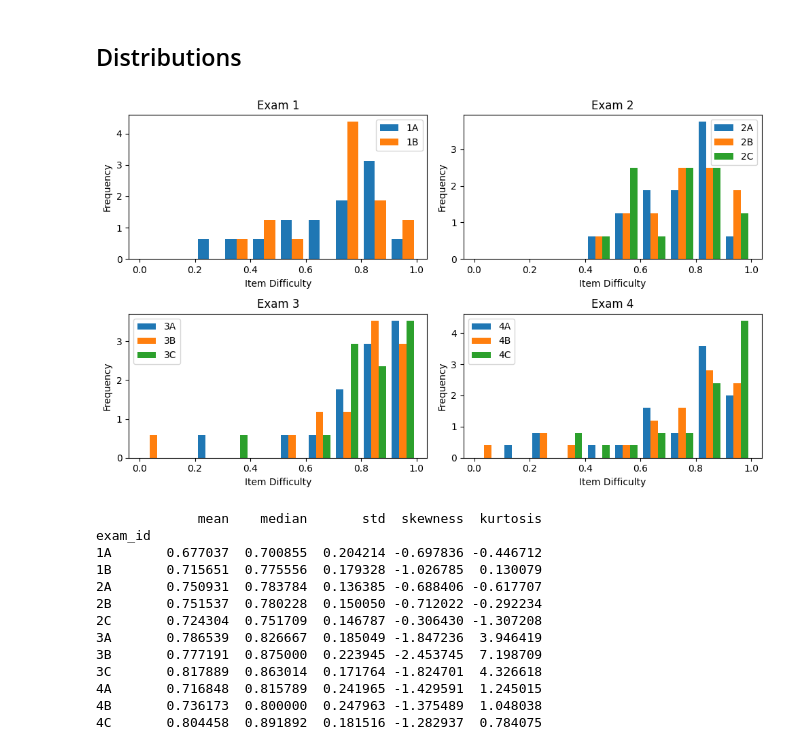
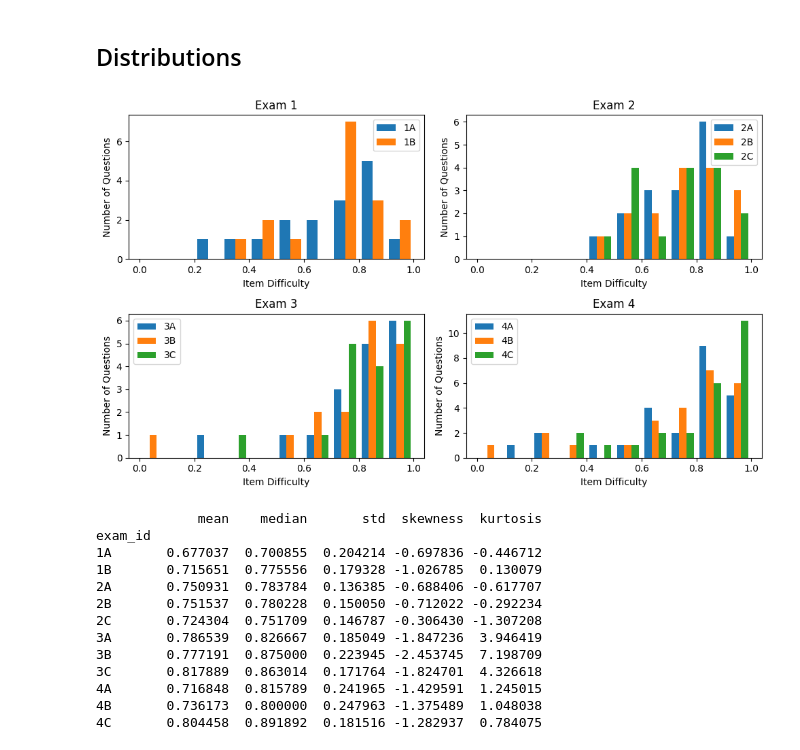
Before and after one commit to russell-jeter/CollegeAlgebraLSLTAnalysis, a Jupyter notebook: data_analysis_workbook.ipynb, the cells around one changed output. Saved outputs shown, nothing was run; the diff lists cells and outputs as text; code cells hidden in the pictures.

```diff
--- a/data_analysis_workbook.ipynb
+++ b/data_analysis_workbook.ipynb
@@ -282,32 +282,32 @@ item_difficulty_frame[item_difficulty_frame["exam_id"].isin(["4A"])]
 # %%
 def add_subplot(axis, bins, exam_keys, title):
     data_list = []
     for key in exam_keys:
         data_list.append(item_difficulty_frame[item_difficulty_frame["exam_id"].isin([key])]["item_difficulty"].values)
-    axis.hist(data_list, bins, density=True, histtype='bar', label=exam_keys)
+    axis.hist(data_list, bins, histtype='bar', label=exam_keys)
     axis.legend(prop={'size': 10})
     axis.set_xlabel("Item Difficulty")
-    axis.set_ylabel("Frequency")
+    axis.set_ylabel("Number of Questions")
     axis.set_title(title)
 
 
 import matplotlib.pyplot as plt
 import numpy as np
 
 bins = [0, 0.1, 0.2, 0.3, 0.4, 0.5, 0.6, 0.7, 0.8, 0.9, 1]
 
 
 fig, ((ax0, ax1), (ax2, ax3)) = plt.subplots(nrows=2, ncols=2, figsize=(10,6))
 
 add_subplot(ax0, bins, ["1A", "1B"], "Exam 1")
 add_subplot(ax1, bins, ["2A", "2B", "2C"], "Exam 2")
 add_subplot(ax2, bins, ["3A", "3B", "3C"], "Exam 3")
 add_subplot(ax3, bins, ["4A", "4B", "4C"], "Exam 4")
 
 fig.tight_layout()
 plt.show()
 # %% [output]
-[figure, old version]
+[figure, new version]
 # %%
 mean_series = item_difficulty_frame.groupby(by = ["exam_id"])["item_difficulty"].mean()
 summary_frame = mean_series.to_frame()
```
Also changed, not shown: parts of 3 cells of this notebook, 2 other files.
